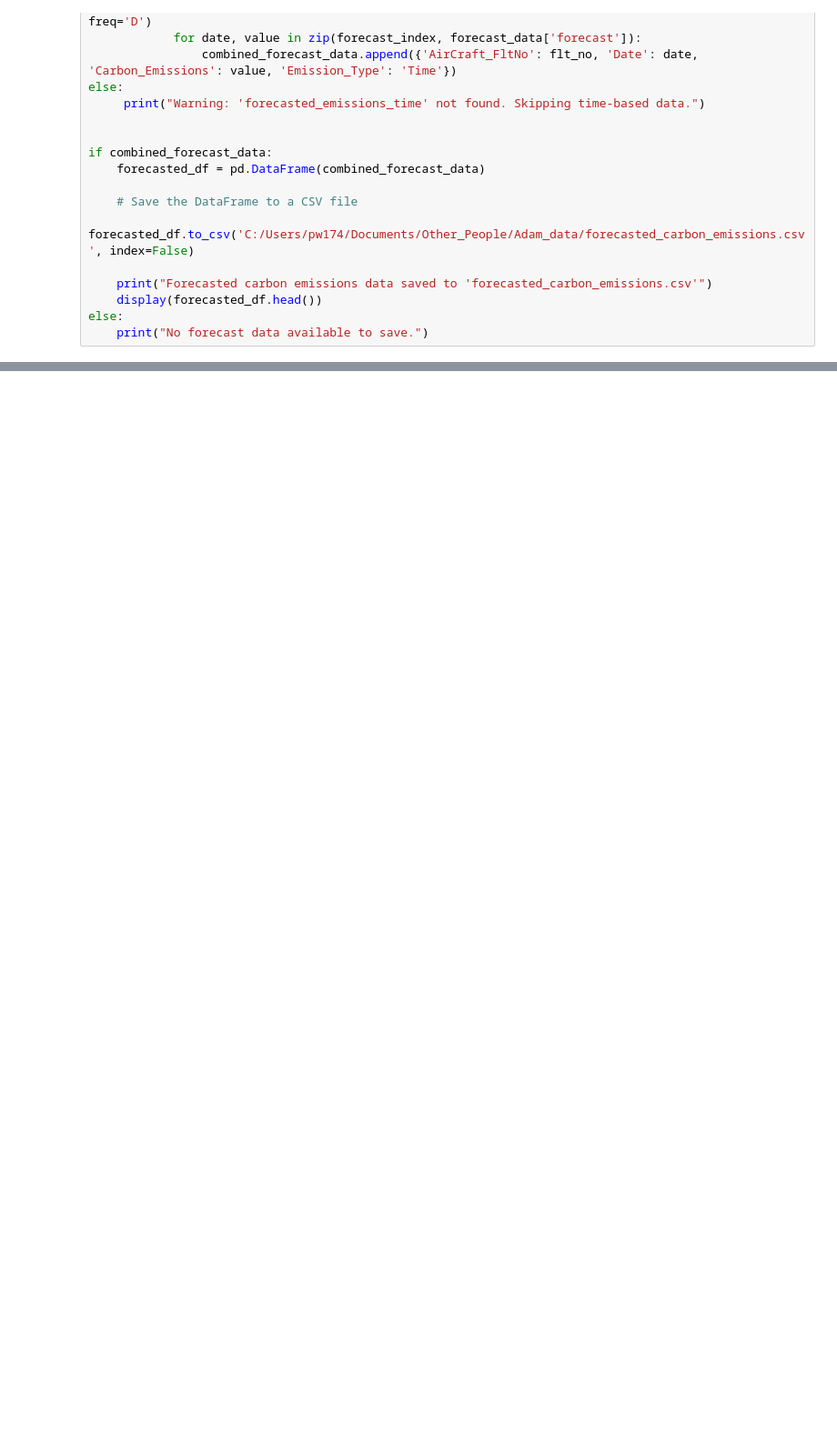
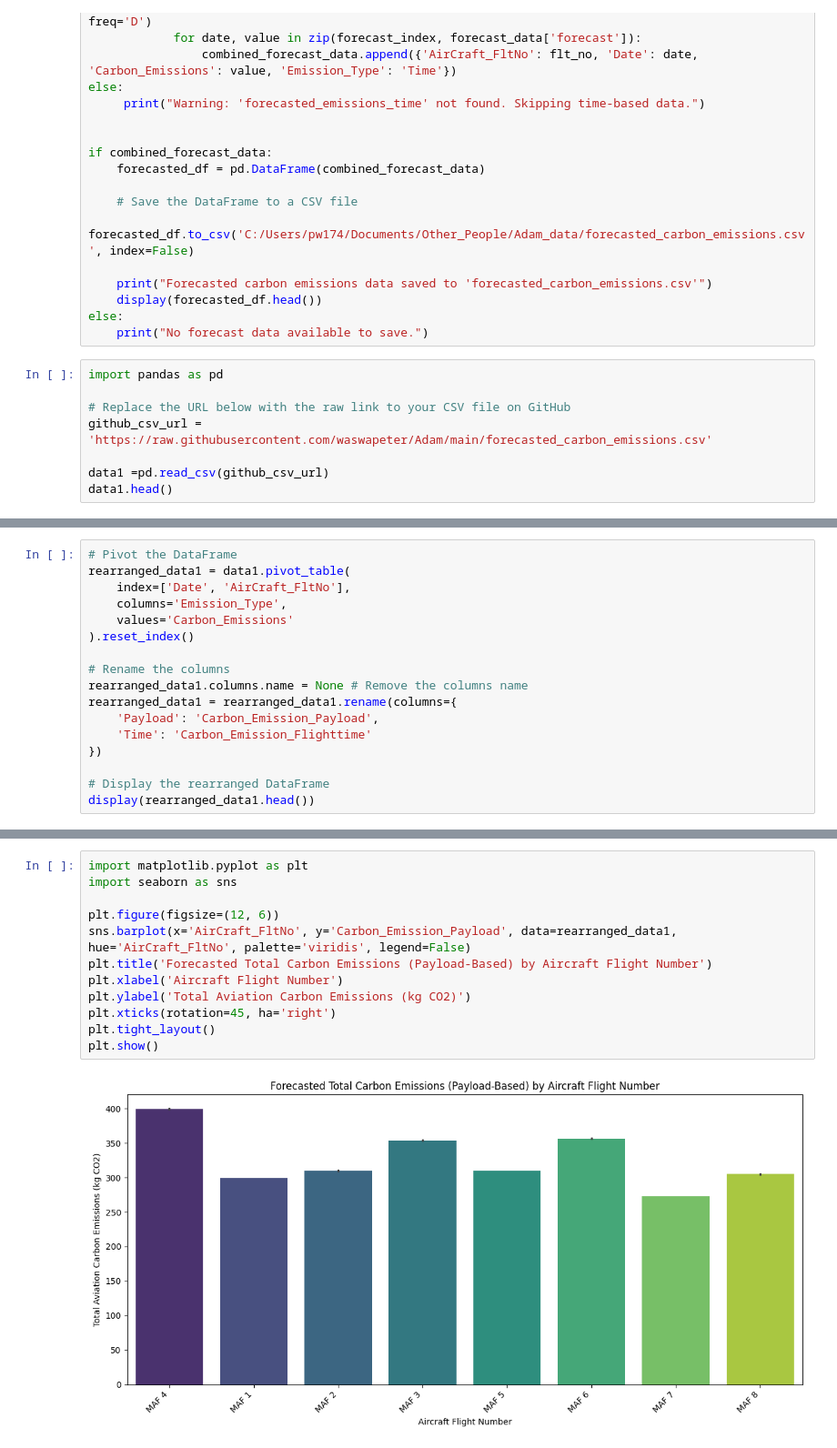
Before and after one commit to waswapeter/Adam, a Jupyter notebook: Adam_code.ipynb, the cells around one changed output, grey strips where cells are left out. Shown at 91% size. Cells and saved outputs as stored; diff of their text form; blank space fills up the shorter version.

```diff
--- a/Adam_code.ipynb
+++ b/Adam_code.ipynb
@@ -873,3 +873,11 @@ if combined_forecast_data:
     display(forecasted_df.head())
 else:
     print("No forecast data available to save.")
+# %%
+import pandas as pd
+
+# Replace the URL below with the raw link to your CSV file on GitHub
+github_csv_url = 'https://raw.githubusercontent.com/waswapeter/Adam/main/forecasted_carbon_emissions.csv'
+
+data1 =pd.read_csv(github_csv_url)
+data1.head()
@@ -875,0 +899,17 @@ else:
+# %%
+# Pivot the DataFrame
+rearranged_data1 = data1.pivot_table(
+    index=['Date', 'AirCraft_FltNo'],
+    columns='Emission_Type',
+    values='Carbon_Emissions'
+).reset_index()
+
+# Rename the columns
+rearranged_data1.columns.name = None # Remove the columns name
+rearranged_data1 = rearranged_data1.rename(columns={
+    'Payload': 'Carbon_Emission_Payload',
+    'Time': 'Carbon_Emission_Flighttime'
+})
+
+# Display the rearranged DataFrame
+display(rearranged_data1.head())
@@ -875,0 +923,14 @@ else:
+# %%
+import matplotlib.pyplot as plt
+import seaborn as sns
+
+plt.figure(figsize=(12, 6))
+sns.barplot(x='AirCraft_FltNo', y='Carbon_Emission_Payload', data=rearranged_data1, hue='AirCraft_FltNo', palette='viridis', legend=False)
+plt.title('Forecasted Total Carbon Emissions (Payload-Based) by Aircraft Flight Number')
+plt.xlabel('Aircraft Flight Number')
+plt.ylabel('Total Aviation Carbon Emissions (kg CO2)')
+plt.xticks(rotation=45, ha='right')
+plt.tight_layout()
+plt.show()
+# %% [output]
+[figure, added]
```
Also changed, not shown: parts of 76 cells of this notebook.
